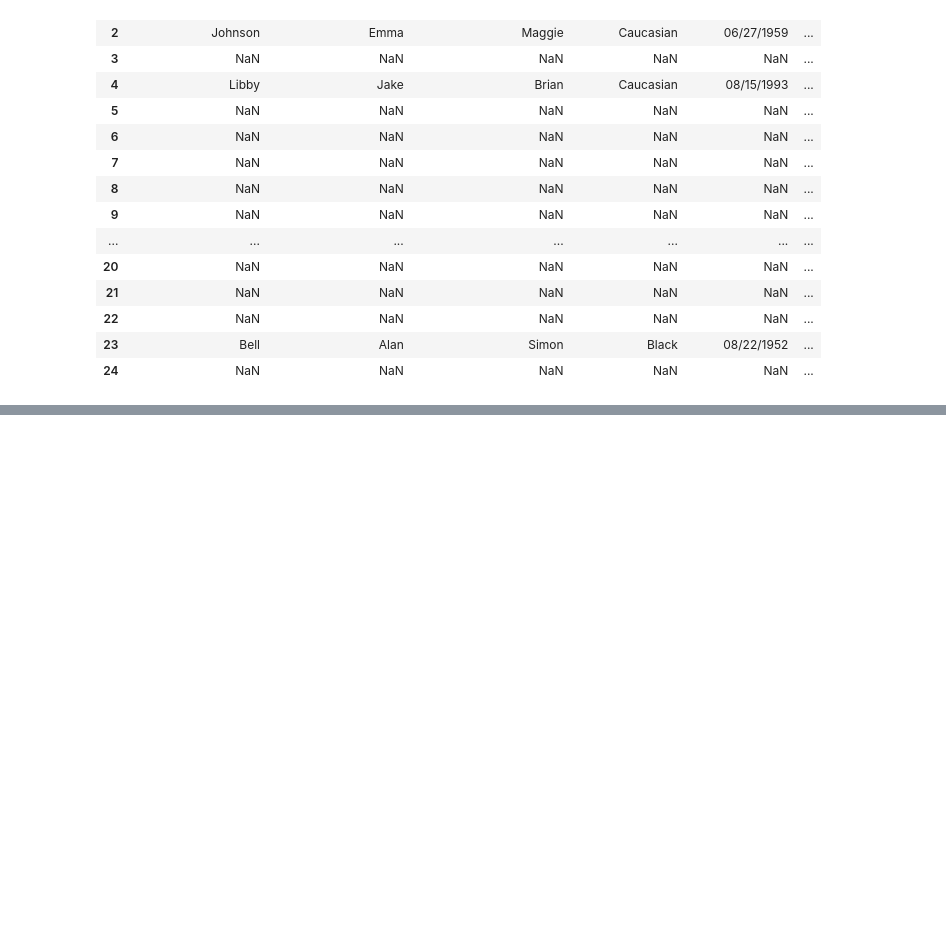
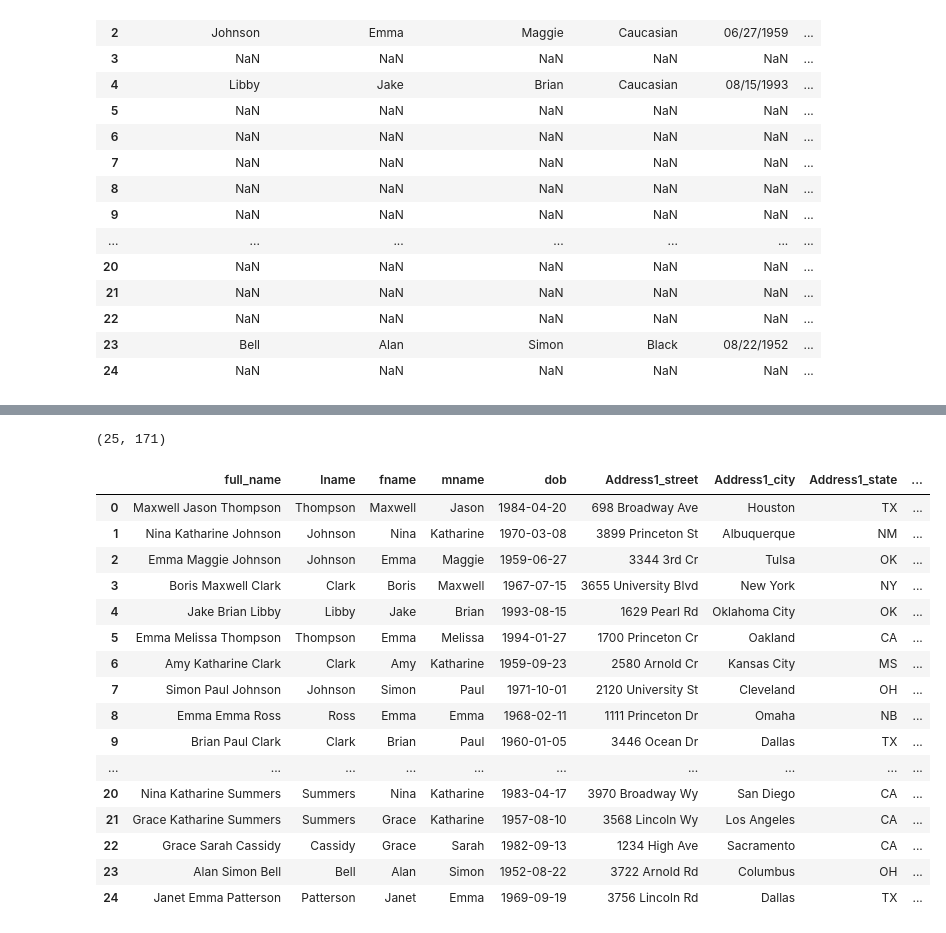
Before and after one commit to serfsup/elios-risk-exercise, a Jupyter notebook: Elios Risk Exercise.ipynb, the cells around one changed output, grey strips where cells are left out. Saved outputs shown, nothing was run; the diff lists cells and outputs as text; code cells hidden in the pictures; blank space fills up the shorter version.

```diff
--- a/Elios Risk Exercise.ipynb
+++ b/Elios Risk Exercise.ipynb
@@ -508,0 +1132,9 @@ criminal_3_df
+# %%
+# Expand properties_df['Property2'] into its own dataframe.
+properties2_df = properties_df['Property2'].apply(pd.Series)
+
+# Rename each variable in criminal1_df.
+properties2_df = properties2_df.rename(columns=lambda x: 'Property2_' + str(x))
+
+# View the criminal1_df data frame.
+properties2_df
@@ -508,0 +1249,24 @@ criminal_3_df
+# %%
+risk_df.shape
+# %% [output]
+(25, 171)
+# %%
+risk_df
+# %% [output]
+|  | full_name | lname | fname | mname | dob | Address1_street | Address1_city | Address1_state | ... |
+| 0 | Maxwell Jason Thompson | Thompson | Maxwell | Jason | 1984-04-20 | 698 Broadway Ave | Houston | TX | ... |
+| 1 | Nina Katharine Johnson | Johnson | Nina | Katharine | 1970-03-08 | 3899 Princeton St | Albuquerque | NM | ... |
+| 2 | Emma Maggie Johnson | Johnson | Emma | Maggie | 1959-06-27 | 3344 3rd Cr | Tulsa | OK | ... |
+| 3 | Boris Maxwell Clark | Clark | Boris | Maxwell | 1967-07-15 | 3655 University Blvd | New York | NY | ... |
+| 4 | Jake Brian Libby | Libby | Jake | Brian | 1993-08-15 | 1629 Pearl Rd | Oklahoma City | OK | ... |
+| 5 | Emma Melissa Thompson | Thompson | Emma | Melissa | 1994-01-27 | 1700 Princeton Cr | Oakland | CA | ... |
+| 6 | Amy Katharine Clark | Clark | Amy | Katharine | 1959-09-23 | 2580 Arnold Cr | Kansas City | MS | ... |
+| 7 | Simon Paul Johnson | Johnson | Simon | Paul | 1971-10-01 | 2120 University St | Cleveland | OH | ... |
+| 8 | Emma Emma Ross | Ross | Emma | Emma | 1968-02-11 | 1111 Princeton Dr | Omaha | NB | ... |
+| 9 | Brian Paul Clark | Clark | Brian | Paul | 1960-01-05 | 3446 Ocean Dr | Dallas | TX | ... |
+| ... | ... | ... | ... | ... | ... | ... | ... | ... | ... |
+| 20 | Nina Katharine Summers | Summers | Nina | Katharine | 1983-04-17 | 3970 Broadway Wy | San Diego | CA | ... |
+| 21 | Grace Katharine Summers | Summers | Grace | Katharine | 1957-08-10 | 3568 Lincoln Wy | Los Angeles | CA | ... |
+| 22 | Grace Sarah Cassidy | Cassidy | Grace | Sarah | 1982-09-13 | 1234 High Ave | Sacramento | CA | ... |
+| 23 | Alan Simon Bell | Bell | Alan | Simon | 1952-08-22 | 3722 Arnold Rd | Columbus | OH | ... |
+| 24 | Janet Emma Patterson | Patterson | Janet | Emma | 1969-09-19 | 3756 Lincoln Rd | Dallas | TX | ... |
```
Also changed, not shown: parts of 45 cells of this notebook.
